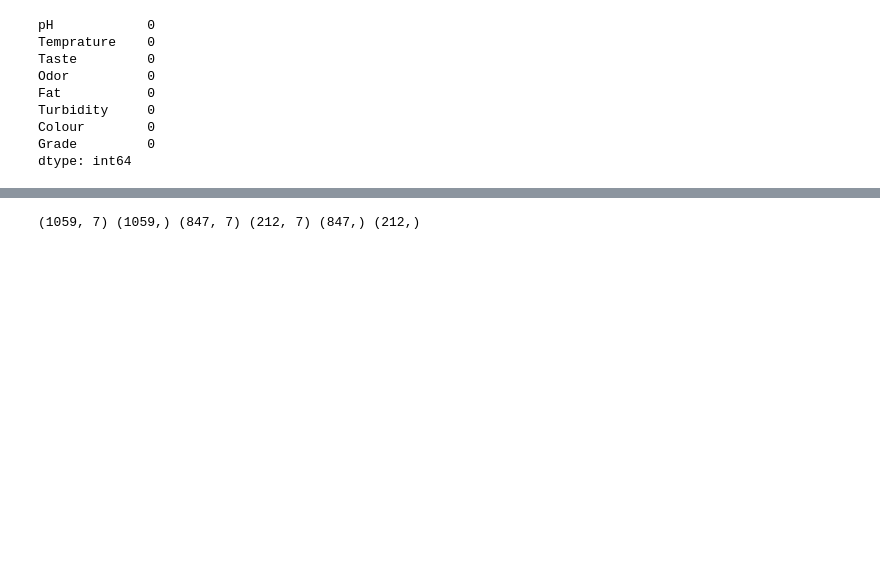
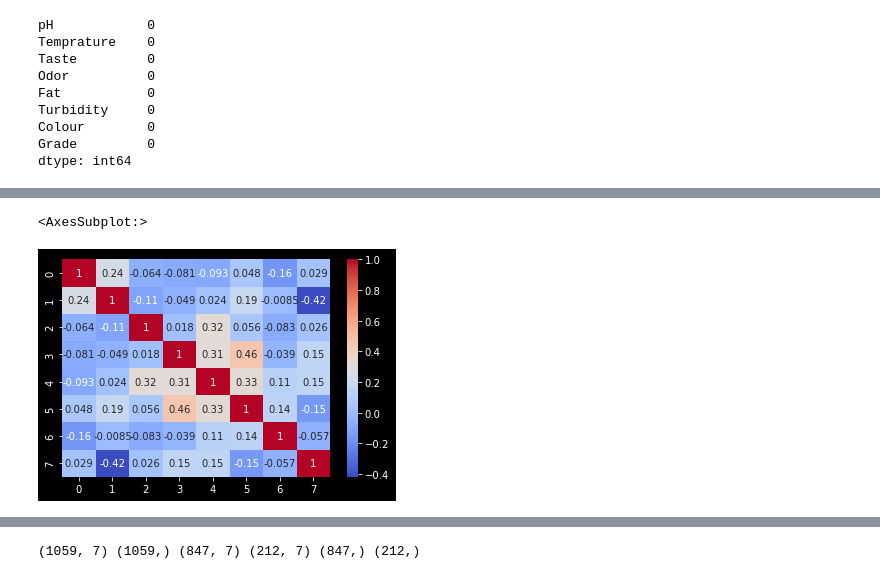
Before and after one commit to ChanifRusydi/submission1, a Jupyter notebook: submission1.ipynb, the cells around one changed output, grey strips where cells are left out. Cells and saved outputs as stored; diff of their text form; code cells hidden in the pictures; blank space fills up the shorter version.

```diff
--- a/submission1.ipynb
+++ b/submission1.ipynb
@@ -56,4 +52,11 @@ high      256
 Name: Grade, dtype: int64
+# %%
+import seaborn as sns
+
+sns.heatmap(dataset.corr(),annot=True, cmap='coolwarm',annot_kws={"size": 10})
+# %% [output]
+<AxesSubplot:>
+[figure, added]
 # %%
 X=dataset.drop("Grade",axis=1)
 # %%
```
Also changed, not shown: parts of 15 cells of this notebook.
